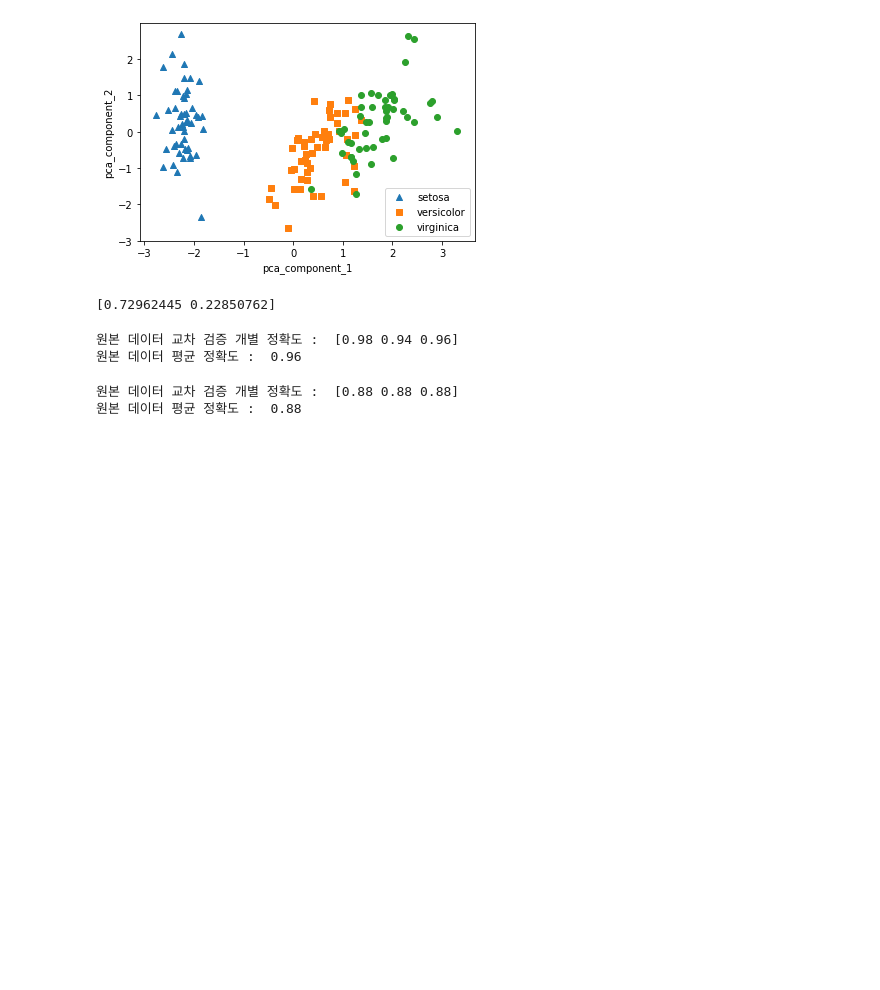
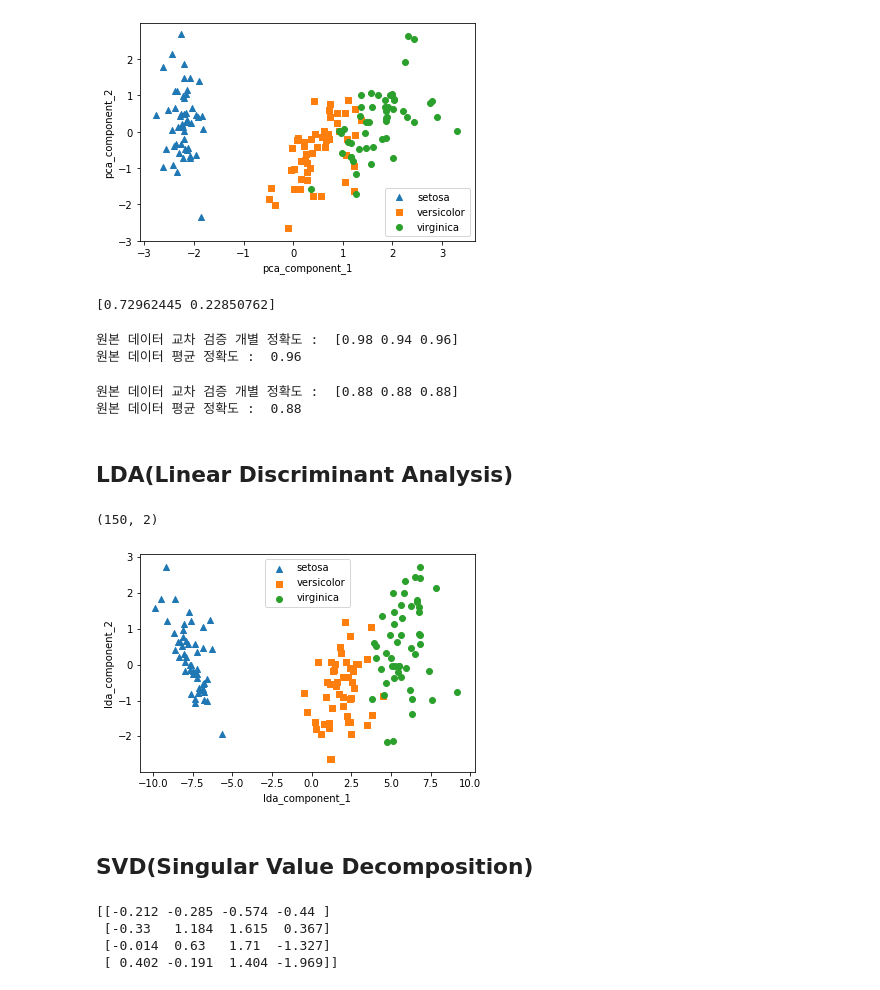
Before and after one commit to JungRyung/AI_class, a Jupyter notebook: Machine-Learning/ch06_dimension_reduction.ipynb, the cells around one changed output. Drawn from its saved outputs; the diff is of its cells as text; code cells hidden in the pictures; blank space fills up the shorter version.

```diff
--- a/Machine-Learning/ch06_dimension_reduction.ipynb
+++ b/Machine-Learning/ch06_dimension_reduction.ipynb
@@ -170,3 +170,5 @@ print('원본 데이터 평균 정확도 : ', np.mean(scores_pca))
 # %% [output]
 원본 데이터 교차 검증 개별 정확도 :  [0.88 0.88 0.88]
 원본 데이터 평균 정확도 :  0.88
+# %% [markdown]
+## LDA(Linear Discriminant Analysis)
@@ -172,0 +177,27 @@ print('원본 데이터 평균 정확도 : ', np.mean(scores_pca))
+# %%
+lda = LinearDiscriminantAnalysis(n_components=2)
+lda.fit(iris_scaled, iris.target)
+iris_lda = lda.transform(iris_scaled)
+print(iris_lda.shape)
+# %% [output]
+(150, 2)
+# %%
+lda_colmns=['lda_component_1','lda_component_2']
+irisDF_lda = pd.DataFrame(iris_lda, columns=lda_colmns)
+irisDF_lda['target'] = iris.target
+
+markers=['^','s','o']
+
+for i, marker in enumerate(markers):
+    x_axis_data = irisDF_lda[irisDF_pca['target']==i]['lda_component_1']
+    y_axis_data = irisDF_lda[irisDF_pca['target']==i]['lda_component_2']
+    plt.scatter(x_axis_data, y_axis_data, marker=marker, label=iris.target_names[i])
+
+plt.legend()
+plt.xlabel('lda_component_1')
+plt.ylabel('lda_component_2')
+plt.show()
+# %% [output]
+[figure, added]
+# %% [markdown]
+## SVD(Singular Value Decomposition)
@@ -172,0 +208,10 @@ print('원본 데이터 평균 정확도 : ', np.mean(scores_pca))
+# %%
+# 4X4 랜덤 행렬 a 생성
+np.random.seed(121)
+a = np.random.randn(4,4)
+print(np.round(a,3))
+# %% [output]
+[[-0.212 -0.285 -0.574 -0.44 ]
+ [-0.33   1.184  1.615  0.367]
+ [-0.014  0.63   1.71  -1.327]
+ [ 0.402 -0.191  1.404 -1.969]]
```
Also changed, not shown: parts of 11 cells of this notebook.
